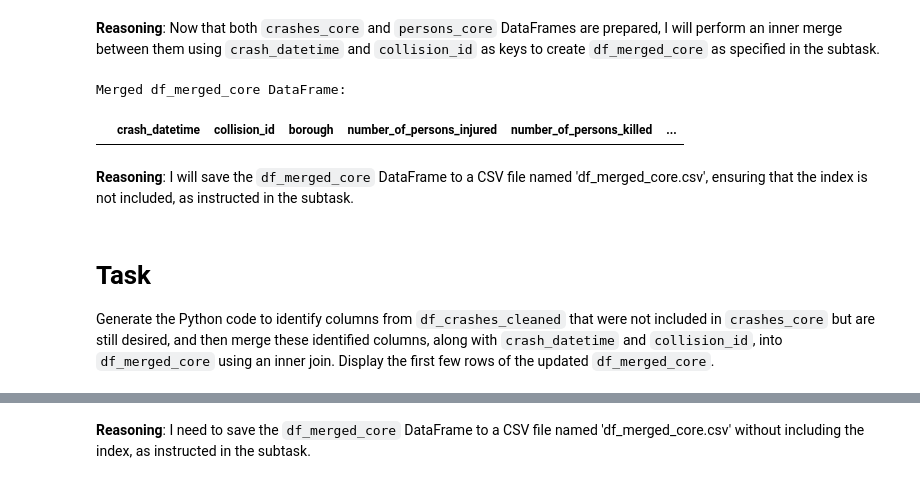
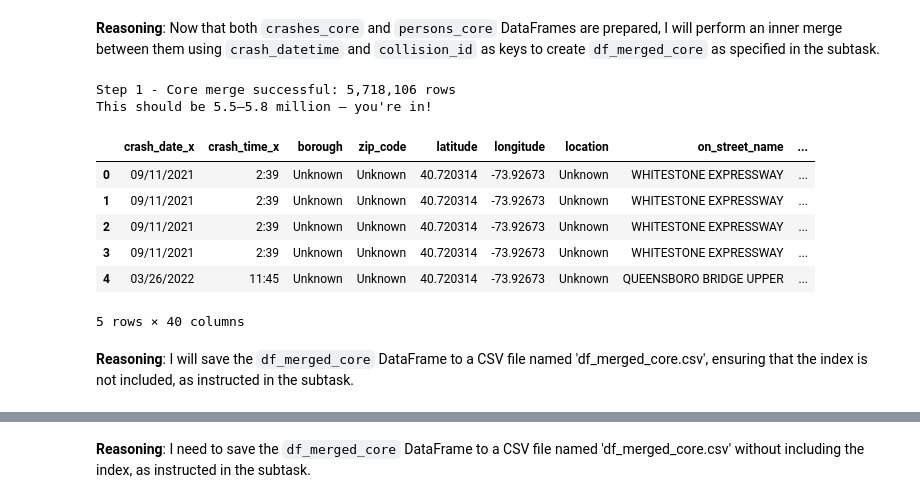
Before and after one commit to kanzyhany/DataEng-Visualization, a Jupyter notebook: Data_Eng_and_Visualization.ipynb, the cells around one changed output, grey strips where cells are left out. Drawn from its saved outputs; the diff is of its cells as text; code cells hidden in the pictures.

```diff
--- a/Data_Eng_and_Visualization.ipynb
+++ b/Data_Eng_and_Visualization.ipynb
@@ -818,22 +507,29 @@ Created persons_core DataFrame:
 # %% [markdown]
 **Reasoning**:
 Now that both `crashes_core` and `persons_core` DataFrames are prepared, I will perform an inner merge between them using `crash_datetime` and `collision_id` as keys to create `df_merged_core` as specified in the subtask.
-# %%
-df_merged_core = pd.merge(
-    crashes_core,
-    persons_core,
-    on=['crash_datetime', 'collision_id'],
-    how='inner',
-    suffixes=('_crashes', '_persons')
-)
-print("Merged df_merged_core DataFrame:")
-display(df_merged_core.head())
-# %% [output]
-Merged df_merged_core DataFrame:
-|  | crash_datetime | collision_id | borough | number_of_persons_injured | number_of_persons_killed | ... |
+# %%
+# CELL 1 — Core merge (FIXED — remove validate)
+df_merged_core = df_crashes_cleaned.merge(
+    df_persons_cleaned,
+    on='collision_id',
+    how='inner'
+    # ← Removed validate — it's one-to-many, not many-to-one
+)
+
+print(f"Step 1 - Core merge successful: {len(df_merged_core):,} rows")
+print("This should be 5.5–5.8 million — you're in!")
+display(df_merged_core.head())
+#meeeee FINAL FIXED CELL 1
+# %% [output]
+Step 1 - Core merge successful: 5,718,106 rows
+This should be 5.5–5.8 million — you're in!
+|  | crash_date_x | crash_time_x | borough | zip_code | latitude | longitude | location | on_street_name | ... |
+| 0 | 09/11/2021 | 2:39 | Unknown | Unknown | 40.720314 | -73.92673 | Unknown | WHITESTONE EXPRESSWAY | ... |
+| 1 | 09/11/2021 | 2:39 | Unknown | Unknown | 40.720314 | -73.92673 | Unknown | WHITESTONE EXPRESSWAY | ... |
+| 2 | 09/11/2021 | 2:39 | Unknown | Unknown | 40.720314 | -73.92673 | Unknown | WHITESTONE EXPRESSWAY | ... |
+| 3 | 09/11/2021 | 2:39 | Unknown | Unknown | 40.720314 | -73.92673 | Unknown | WHITESTONE EXPRESSWAY | ... |
+| 4 | 03/26/2022 | 11:45 | Unknown | Unknown | 40.720314 | -73.92673 | Unknown | QUEENSBORO BRIDGE UPPER | ... |
+5 rows × 40 columns
 # %% [markdown]
 **Reasoning**:
 I will save the `df_merged_core` DataFrame to a CSV file named 'df_merged_core.csv', ensuring that the index is not included, as instructed in the subtask.
-# %% [markdown]
-# Task
-Generate the Python code to identify columns from `df_crashes_cleaned` that were not included in `crashes_core` but are still desired, and then merge these identified columns, along with `crash_datetime` and `collision_id`, into `df_merged_core` using an inner join. Display the first few rows of the updated `df_merged_core`.
```
Also changed, not shown: parts of 70 cells of this notebook.
